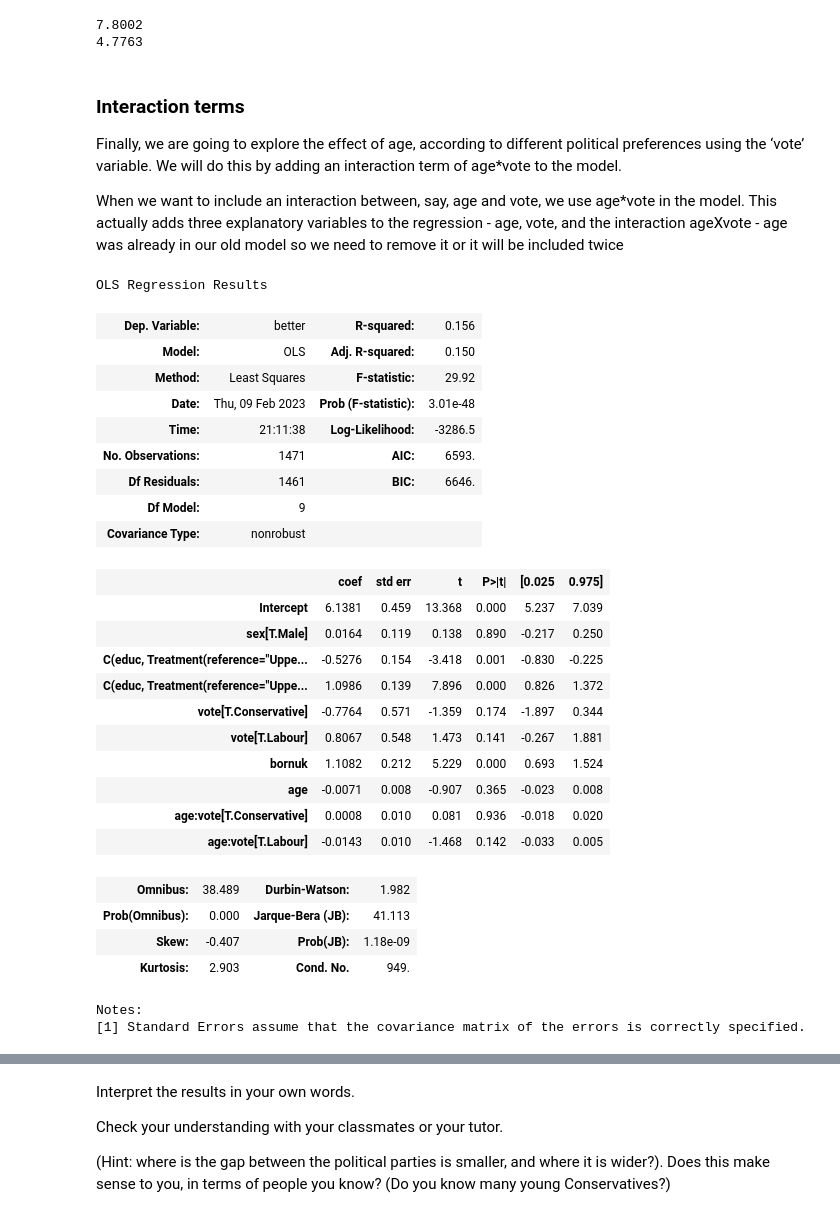
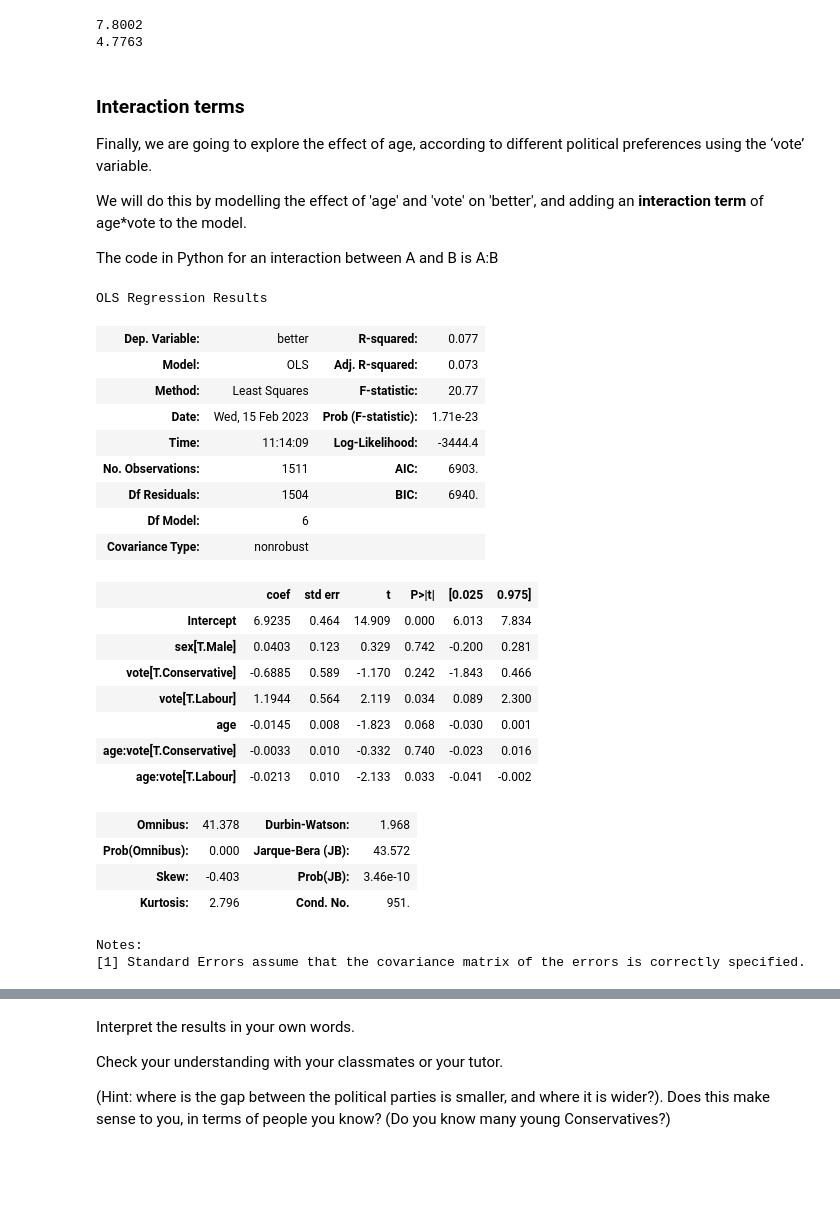
Before and after one commit to jillxoreilly/StatsCourseBook_sandbox, a Jupyter notebook: _build/jupyter_execute/regression2_TutorialExercises.ipynb, the cells around one changed output, grey strips where cells are left out. Cells and saved outputs as stored; diff of their text form; code cells hidden in the pictures; blank space fills up the shorter version.

Commit message:
regression 2

```diff
--- a/_build/jupyter_execute/regression2_TutorialExercises.ipynb
+++ b/_build/jupyter_execute/regression2_TutorialExercises.ipynb
@@ -227,46 +228,45 @@ print(5.9264 + -0.0118*44 + 0.0390*1 + -0.6699*1 + 1.1811*0)
 # %% [markdown]
 ### Interaction terms
 
-Finally, we are going to explore the effect of age, according to different political preferences using the ‘vote’ variable. We will do this by adding an interaction term of age*vote to the model.
+Finally, we are going to explore the effect of age, according to different political preferences using the ‘vote’ variable.
 
-When we want to include an interaction between, say, age and vote, we use age*vote in the model. This actually adds three explanatory variables to the regression - age, vote, and the interaction ageXvote - age was already in our old model so we need to remove it or it will be included twice
+We will do this by modelling the effect of 'age' and 'vote' on 'better', and adding an **interaction term** of age*vote to the model.
+
+The code in Python for an interaction between A and B is A:B
 # %%
 # Your code here to run a regression model Y = better, x1 = age, x2 = sex, x3 = education, x4 = bornuk, x5=age*vote
 # first we run this line to tell statsmodels where to find the data and the explanatory variables
-reg_formula = sm.regression.linear_model.OLS.from_formula(data = ess, formula = 'better ~ sex + C(educ, Treatment(reference="Upper secondary")) + bornuk + age*vote')
+reg_formula = sm.regression.linear_model.OLS.from_formula(data = ess, formula = 'better ~ age + sex + vote + age:vote')
 
 
 # then we run this line to fit the regression (work out the values of intercept and slope)
 # the output is a structure which we will call reg_results
 reg_results = reg_formula.fit()
 
 # let's view a summary of the regression results
 reg_results.summary()
 # %% [output]
 OLS Regression Results
-| Dep. Variable: | better | R-squared: | 0.156 |
-| Model: | OLS | Adj. R-squared: | 0.150 |
-| Method: | Least Squares | F-statistic: | 29.92 |
-| Date: | Thu, 09 Feb 2023 | Prob (F-statistic): | 3.01e-48 |
-| Time: | 21:11:38 | Log-Likelihood: | -3286.5 |
-| No. Observations: | 1471 | AIC: | 6593. |
-| Df Residuals: | 1461 | BIC: | 6646. |
-| Df Model: | 9 |  |  |
+| Dep. Variable: | better | R-squared: | 0.077 |
+| Model: | OLS | Adj. R-squared: | 0.073 |
+| Method: | Least Squares | F-statistic: | 20.77 |
+| Date: | Wed, 15 Feb 2023 | Prob (F-statistic): | 1.71e-23 |
+| Time: | 11:14:09 | Log-Likelihood: | -3444.4 |
+| No. Observations: | 1511 | AIC: | 6903. |
+| Df Residuals: | 1504 | BIC: | 6940. |
+| Df Model: | 6 |  |  |
 | Covariance Type: | nonrobust |  |  |
 |  | coef | std err | t | P>|t| | [0.025 | 0.975] |
-| Intercept | 6.1381 | 0.459 | 13.368 | 0.000 | 5.237 | 7.039 |
-| sex[T.Male] | 0.0164 | 0.119 | 0.138 | 0.890 | -0.217 | 0.250 |
-| C(educ, Treatment(reference="Uppe... | -0.5276 | 0.154 | -3.418 | 0.001 | -0.830 | -0.225 |
-| C(educ, Treatment(reference="Uppe... | 1.0986 | 0.139 | 7.896 | 0.000 | 0.826 | 1.372 |
-| vote[T.Conservative] | -0.7764 | 0.571 | -1.359 | 0.174 | -1.897 | 0.344 |
-| vote[T.Labour] | 0.8067 | 0.548 | 1.473 | 0.141 | -0.267 | 1.881 |
-| bornuk | 1.1082 | 0.212 | 5.229 | 0.000 | 0.693 | 1.524 |
-| age | -0.0071 | 0.008 | -0.907 | 0.365 | -0.023 | 0.008 |
-| age:vote[T.Conservative] | 0.0008 | 0.010 | 0.081 | 0.936 | -0.018 | 0.020 |
-| age:vote[T.Labour] | -0.0143 | 0.010 | -1.468 | 0.142 | -0.033 | 0.005 |
+| Intercept | 6.9235 | 0.464 | 14.909 | 0.000 | 6.013 | 7.834 |
+| sex[T.Male] | 0.0403 | 0.123 | 0.329 | 0.742 | -0.200 | 0.281 |
+| vote[T.Conservative] | -0.6885 | 0.589 | -1.170 | 0.242 | -1.843 | 0.466 |
+| vote[T.Labour] | 1.1944 | 0.564 | 2.119 | 0.034 | 0.089 | 2.300 |
+| age | -0.0145 | 0.008 | -1.823 | 0.068 | -0.030 | 0.001 |
+| age:vote[T.Conservative] | -0.0033 | 0.010 | -0.332 | 0.740 | -0.023 | 0.016 |
+| age:vote[T.Labour] | -0.0213 | 0.010 | -2.133 | 0.033 | -0.041 | -0.002 |
-| Omnibus: | 38.489 | Durbin-Watson: | 1.982 |
-| Prob(Omnibus): | 0.000 | Jarque-Bera (JB): | 41.113 |
-| Skew: | -0.407 | Prob(JB): | 1.18e-09 |
-| Kurtosis: | 2.903 | Cond. No. | 949. |
+| Omnibus: | 41.378 | Durbin-Watson: | 1.968 |
+| Prob(Omnibus): | 0.000 | Jarque-Bera (JB): | 43.572 |
+| Skew: | -0.403 | Prob(JB): | 3.46e-10 |
+| Kurtosis: | 2.796 | Cond. No. | 951. |
 Notes:
 [1] Standard Errors assume that the covariance matrix of the errors is correctly specified.
```
Also changed, not shown: parts of 7 cells of this notebook, 15 other files.
